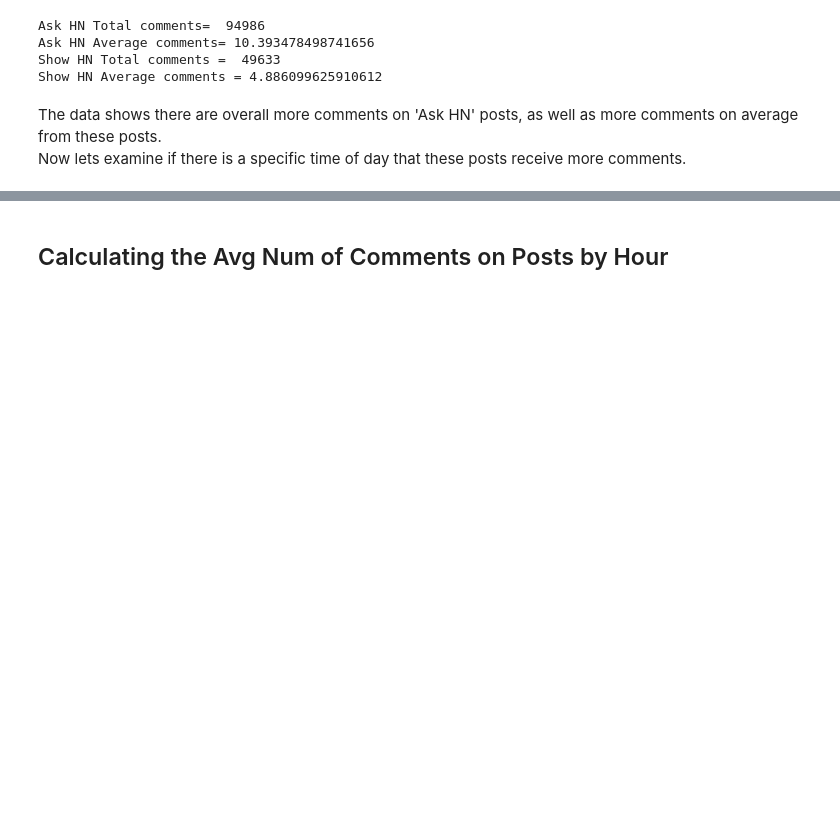
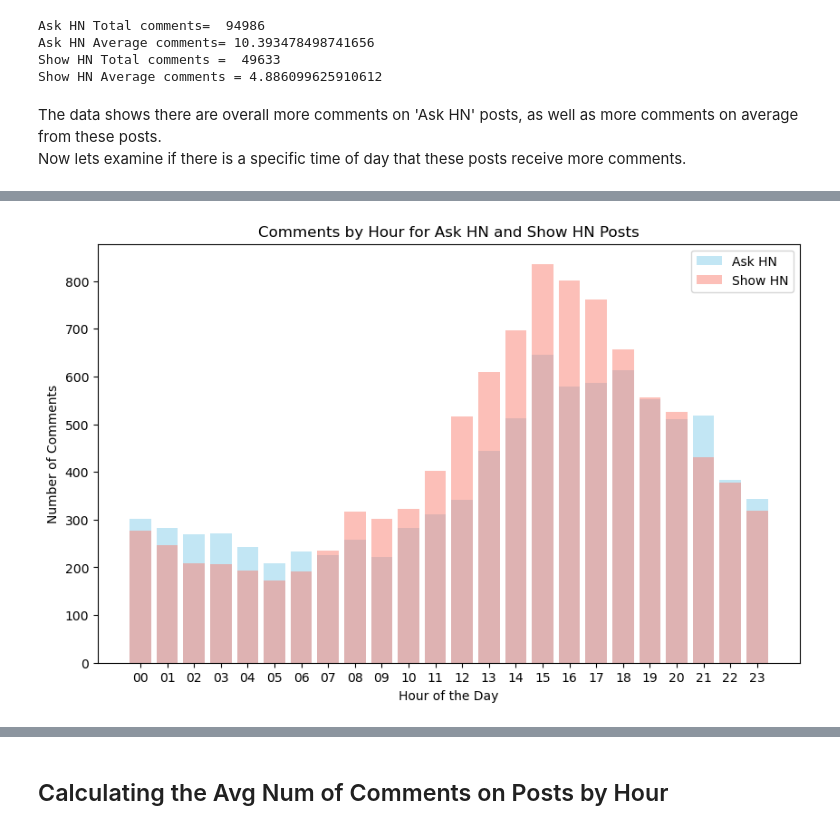
Before and after one commit to gfulham/Analysis-of-Hacker-News-posts-, a Jupyter notebook: notebooks/Hacker News posts analysis.ipynb, the cells around one changed output, grey strips where cells are left out. Cells and saved outputs as stored; diff of their text form; code cells hidden in the pictures; blank space fills up the shorter version.

```diff
--- a/notebooks/Hacker News posts analysis.ipynb
+++ b/notebooks/Hacker News posts analysis.ipynb
@@ -181,0 +229,19 @@ comments_by_hour
+# %%
+import matplotlib.pyplot as plt
+plt.figure(figsize=(10, 6))
+
+# Plot Ask HN comments by hour
+plt.bar(posts_sorted_hour_ask, [posts_by_hour_ask[hour] for hour in posts_sorted_hour_ask], color='skyblue', alpha=0.5, label='Ask HN')
+
+# Plot Show HN comments by hour
+plt.bar(posts_sorted_hour_show, [posts_by_hour_show[hour] for hour in posts_sorted_hour_show], color='salmon', alpha=0.5, label='Show HN')
+
+plt.xlabel('Hour of the Day')
+plt.ylabel('Number of Comments')
+plt.title('Comments by Hour for Ask HN and Show HN Posts')
+plt.xticks(range(24))
+plt.legend()
+plt.grid(False)
+plt.show()
+# %% [output]
+[figure, added]
```
Also changed, not shown: parts of 13 cells of this notebook, 3 other files.
